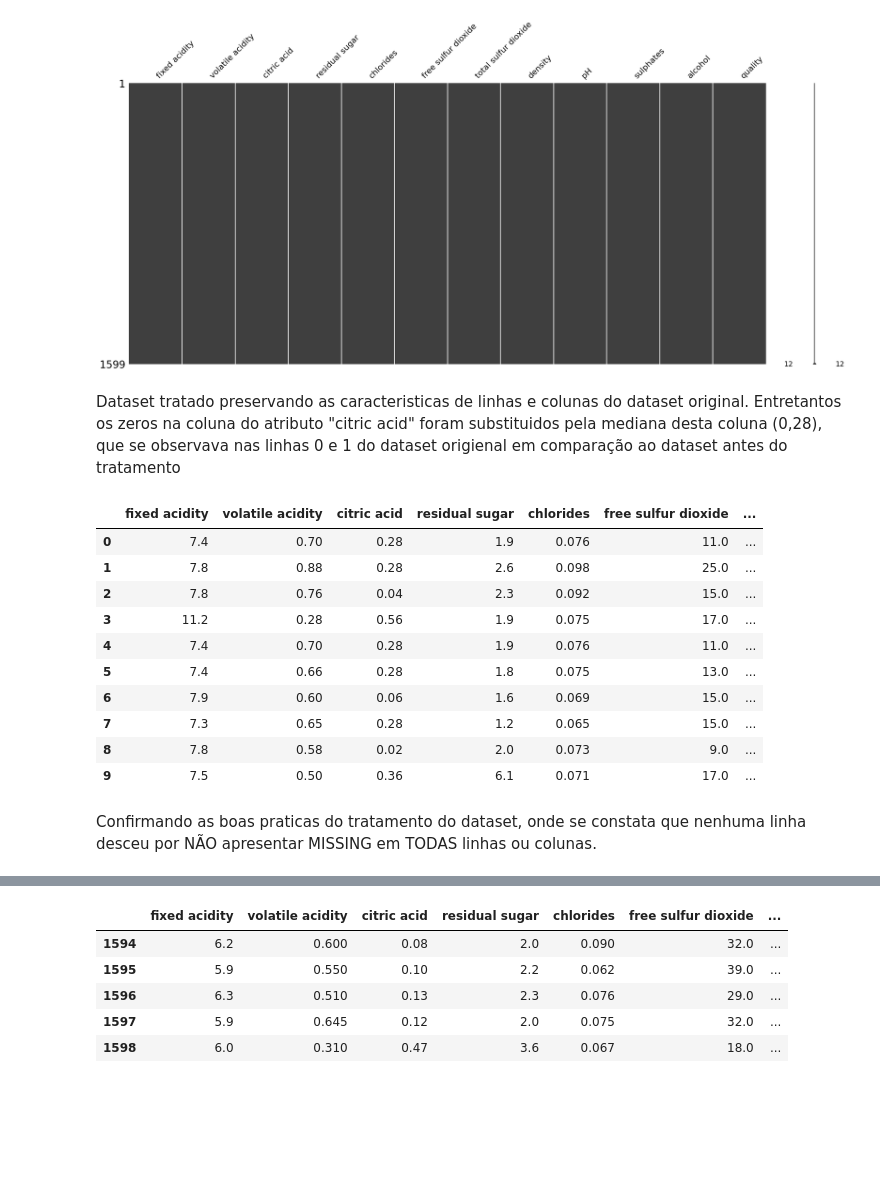
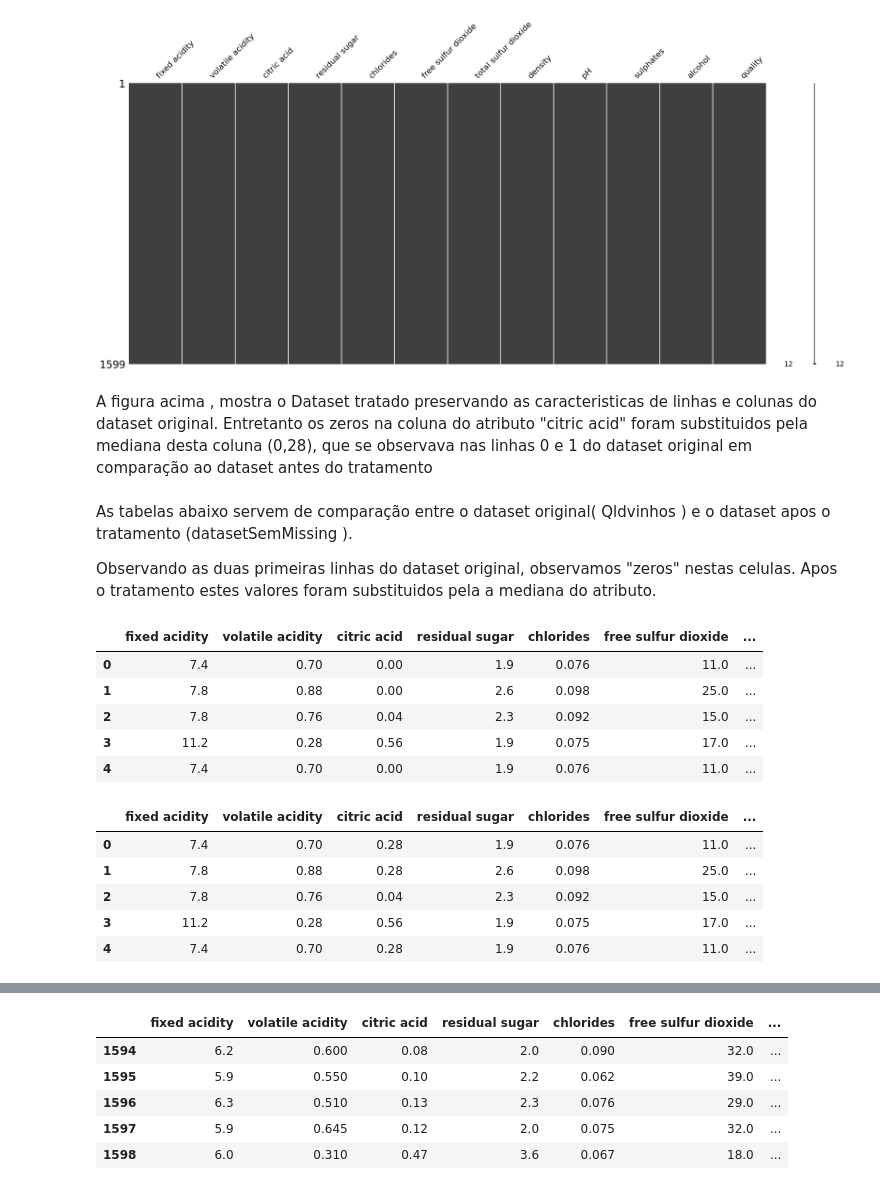
Before and after one commit to salimNabbout/Qualidade_Vinhos_Norte_Portugal, a Jupyter notebook: Qualidade_Vinho_Tinto.ipynb, the cells around one changed output, grey strips where cells are left out. Saved outputs shown, nothing was run; the diff lists cells and outputs as text; code cells hidden in the pictures; blank space fills up the shorter version.

```diff
--- a/Qualidade_Vinho_Tinto.ipynb
+++ b/Qualidade_Vinho_Tinto.ipynb
@@ -344,20 +336,26 @@ ms.matrix(datasetSemMissings)
 <Axes: >
 [figure]
 # %% [markdown]
-Dataset tratado preservando as caracteristicas de linhas e colunas do dataset original. Entretantos os zeros na coluna do atributo "citric acid" foram substituidos pela mediana desta coluna (0,28), que se observava nas linhas 0 e 1 do dataset origienal em comparação ao dataset antes do tratamento
+A figura acima , mostra o Dataset tratado preservando as caracteristicas de linhas e colunas do dataset original. Entretanto os zeros na coluna do atributo "citric acid" foram substituidos pela mediana desta coluna (0,28), que se observava nas linhas 0 e 1 do dataset original em comparação ao dataset antes do tratamento
+# %% [markdown]
+As tabelas abaixo servem de comparação entre o dataset original( Qldvinhos ) e o dataset apos o tratamento (datasetSemMissing ).
+
+Observando as duas primeiras linhas do dataset original, observamos "zeros" nestas celulas. Apos o tratamento estes valores foram substituidos pela a mediana do atributo.
+# %%
+Qldvinhos.head()
+# %% [output]
+|  | fixed acidity | volatile acidity | citric acid | residual sugar | chlorides | free sulfur dioxide | ... |
+| 0 | 7.4 | 0.70 | 0.00 | 1.9 | 0.076 | 11.0 | ... |
+| 1 | 7.8 | 0.88 | 0.00 | 2.6 | 0.098 | 25.0 | ... |
+| 2 | 7.8 | 0.76 | 0.04 | 2.3 | 0.092 | 15.0 | ... |
+| 3 | 11.2 | 0.28 | 0.56 | 1.9 | 0.075 | 17.0 | ... |
+| 4 | 7.4 | 0.70 | 0.00 | 1.9 | 0.076 | 11.0 | ... |
 # %%
-datasetSemMissings.head(10)
+datasetSemMissings.head()
 # %% [output]
 |  | fixed acidity | volatile acidity | citric acid | residual sugar | chlorides | free sulfur dioxide | ... |
 | 0 | 7.4 | 0.70 | 0.28 | 1.9 | 0.076 | 11.0 | ... |
 | 1 | 7.8 | 0.88 | 0.28 | 2.6 | 0.098 | 25.0 | ... |
 | 2 | 7.8 | 0.76 | 0.04 | 2.3 | 0.092 | 15.0 | ... |
 | 3 | 11.2 | 0.28 | 0.56 | 1.9 | 0.075 | 17.0 | ... |
 | 4 | 7.4 | 0.70 | 0.28 | 1.9 | 0.076 | 11.0 | ... |
-| 5 | 7.4 | 0.66 | 0.28 | 1.8 | 0.075 | 13.0 | ... |
-| 6 | 7.9 | 0.60 | 0.06 | 1.6 | 0.069 | 15.0 | ... |
-| 7 | 7.3 | 0.65 | 0.28 | 1.2 | 0.065 | 15.0 | ... |
-| 8 | 7.8 | 0.58 | 0.02 | 2.0 | 0.073 | 9.0 | ... |
-| 9 | 7.5 | 0.50 | 0.36 | 6.1 | 0.071 | 17.0 | ... |
-# %% [markdown]
-Confirmando as boas praticas do tratamento do dataset, onde se constata que nenhuma linha desceu por NÃO apresentar MISSING em TODAS linhas ou colunas.
```
Also changed, not shown: parts of 76 cells of this notebook.
